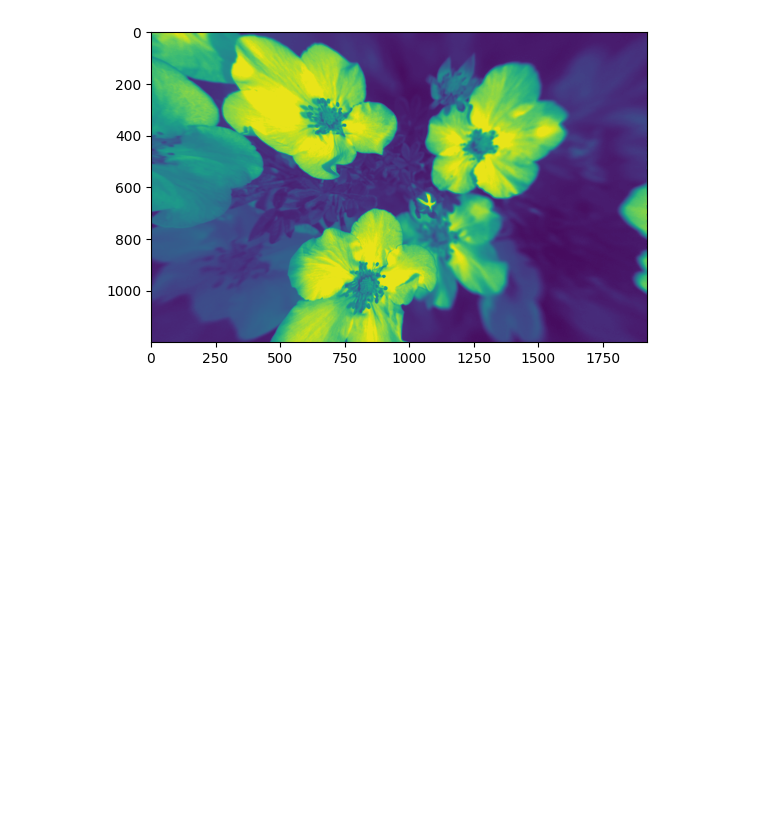
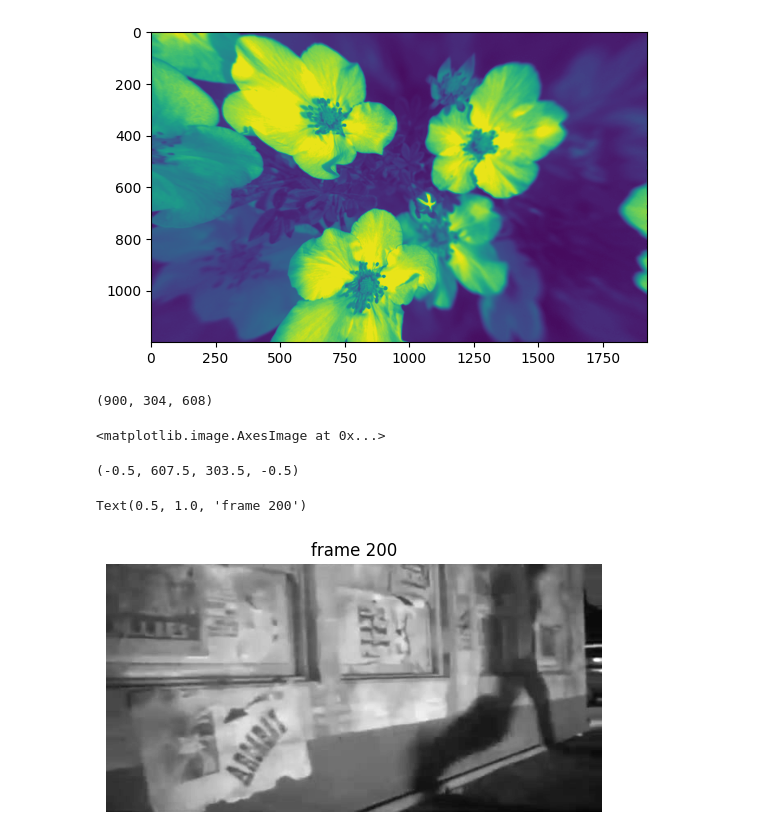
Before and after one commit to schewskone/allen-exporter, a Jupyter notebook: allensdk_test.ipynb, the cells around one changed output. Saved outputs shown, nothing was run; the diff lists cells and outputs as text; code cells hidden in the pictures; blank space fills up the shorter version.

```diff
--- a/allensdk_test.ipynb
+++ b/allensdk_test.ipynb
@@ -171,3 +157,31 @@ print(stimulus_templates.iloc[0]["warped"].shape)
 <matplotlib.image.AxesImage at 0x...>
 (1200, 1920)
 [figure]
+# %%
+# trying to get the movie data to load
+#I have not found a way to do this using the previous data module I used. I believe that they are the "light" versions which do not contain
+# all the data. Since there are only 3 movies I will use other experiments to get the three movies as I need them.
+
+# http://alleninstitute.github.io/AllenSDK/_static/examples/nb/brain_observatory_stimuli.html only source I could find that worked
+
+boc = BrainObservatoryCache()
+
+# This index contains movie 1 and 3
+data_set = boc.get_ophys_experiment_data(501940850)
+
+# read in the natural movie one clip
+movie = data_set.get_stimulus_template('natural_movie_one')
+print(movie.shape)
+
+# display a random frame for reference
+frame = 200
+plt.imshow(movie[frame,:,:], cmap='gray')
+plt.axis('off')
+plt.title('frame %d' % frame)
+plt.show()
+# %% [output]
+(900, 304, 608)
+<matplotlib.image.AxesImage at 0x...>
+(-0.5, 607.5, 303.5, -0.5)
+Text(0.5, 1.0, 'frame 200')
+[figure, added]
```
Also changed, not shown: parts of 8 cells of this notebook, 2 other files.
